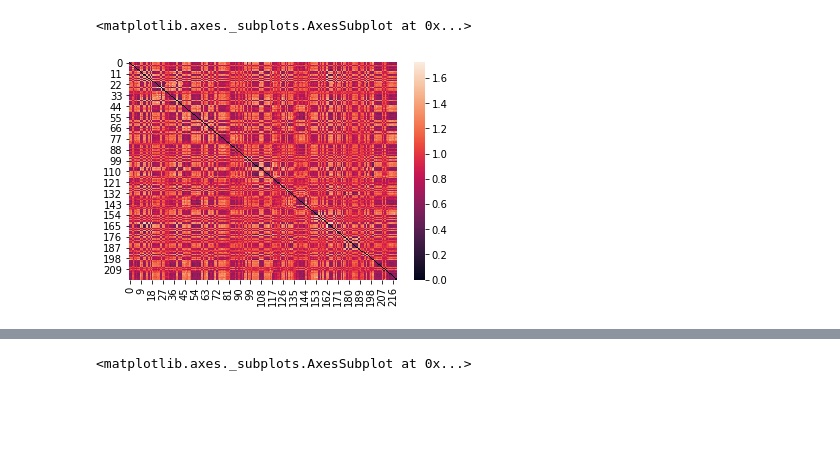
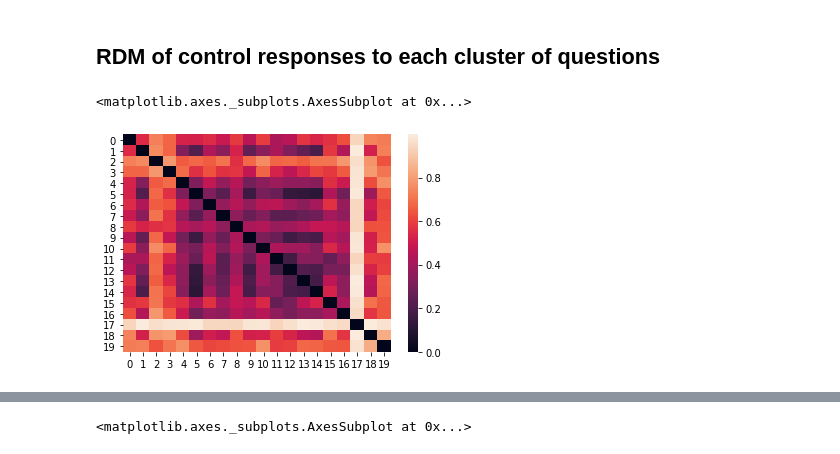
Before and after one commit to ericabusch/RDM_resources, a Jupyter notebook: RDMs.ipynb, the cells around one changed output, grey strips where cells are left out. Saved outputs shown, nothing was run; the diff lists cells and outputs as text; code cells hidden in the pictures; blank space fills up the shorter version.

Commit message:
clustering anxiety data

```diff
--- a/RDMs.ipynb
+++ b/RDMs.ipynb
@@ -30,9 +9,6 @@ sns.heatmap(dsm1, yticklabels=False,xticklabels=False,cmap='coolwarm')
 # %%
 proj = '/Users/ericabusch/Dropbox/Projects/DBS_roskies/'
-cluster_key = pd.read_csv(proj+'question_clusters_16-25.csv')
-raw_responses = pd.read_csv(proj+'Responses_cleaned_control_April2020.csv')
+control = pd.read_csv(proj+'Responses_control_reordered_May27.csv')
+anxiety = pd.read_csv(proj+'Responses_anxiety_reordered_May27.csv')
+cluster_key = pd.read_csv(proj+'clusters_forcontrol_20_reordered.csv')
+questions = control.columns
-# %%
-labels = {}
-for num in range(16,26):
-    labels[num] = cluster_key[f'clusters_{num}']
-questions = raw_responses.columns
@@ -51,6 +27,21 @@ raw_df.head() # features need to be on the Y axis for using pdist
+# %% [markdown]
+## RDM of control responses to each cluster of questions
+# %%
+rdm_results = []
+labels = zip(np.squeeze(cluster_key),questions)
+control_df = control.T.set_index(labels)
+# %%
+across_question_correlations = squareform(pdist(control_df,'correlation'))
+step2_RDMs = []
+for c in pd.unique(cluster_key['clusters']):
+    indices = (cluster_key['clusters'] == c) # just figure out where in the raw responses that question is
+    # this gives us how correlated those questions are with all the questions in the survey
+    cluster_correlations = across_question_correlations[indices]
+    # transposing so that the questions are features and the correlation values are samples
+    step2_RDMs.append(pdist(cluster_correlations.T, 'correlation')) # correlation distance
 # %%
-across_question_correlations = squareform(pdist(raw_df.values,'correlation'))
-sns.heatmap(across_question_correlations)
+cluster_by_cluster_RDM = squareform(pdist(np.array(step2_RDMs),'correlation'))
+sns.heatmap(cluster_by_cluster_RDM)
 # %% [output]
 <matplotlib.axes._subplots.AxesSubplot at 0x...>
-[figure, old version]
+[figure, new version]
```
Also changed, not shown: parts of 15 cells of this notebook.
